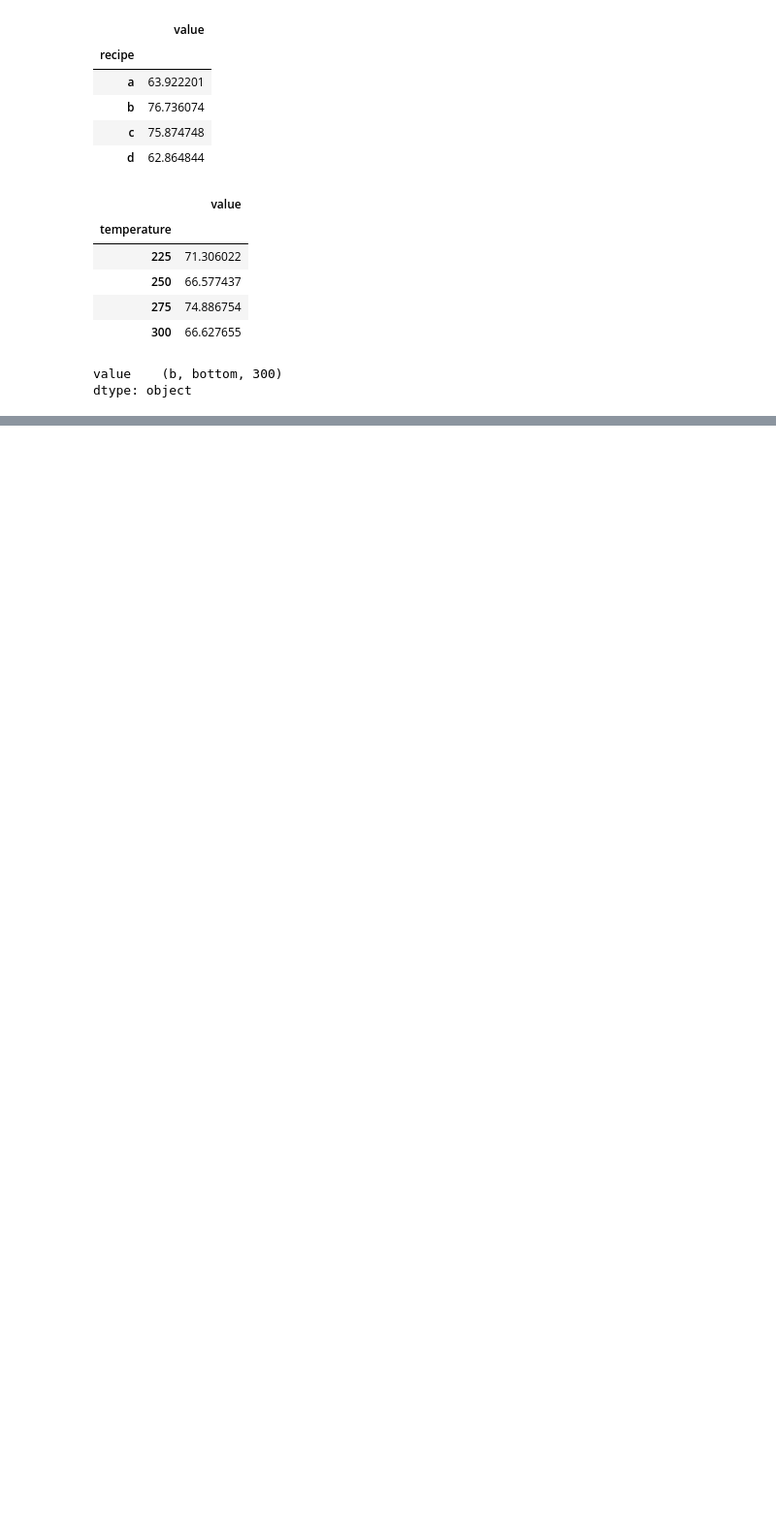
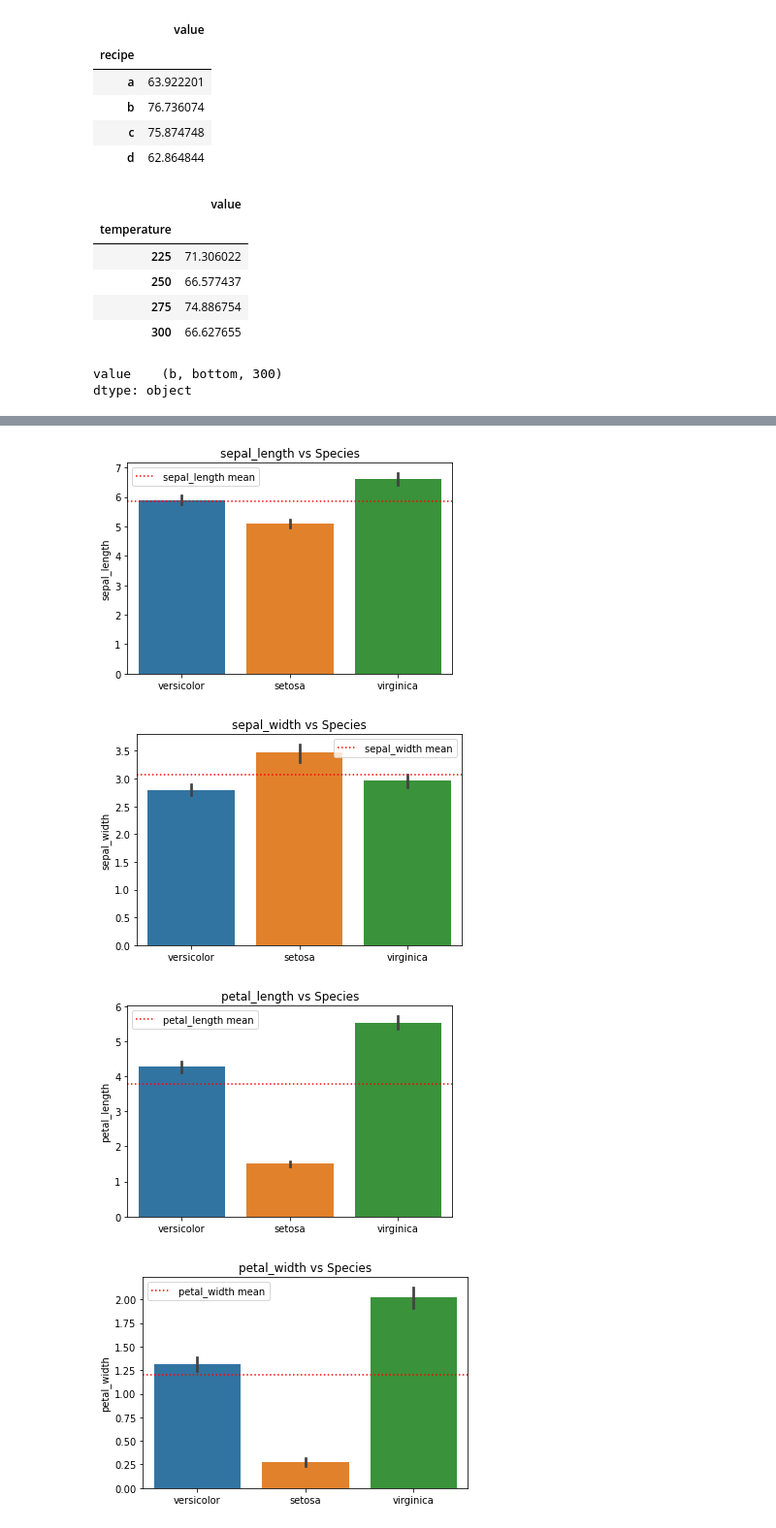
Before and after one commit to AJMartinezLlanes/classification-exercises, a Jupyter notebook: classification_exercises.ipynb, the cells around one changed output, grey strips where cells are left out. Shown: that part at 97% size. Cells and saved outputs as stored; diff of their text form; code cells hidden in the pictures; blank space fills up the shorter version.

```diff
--- a/classification_exercises.ipynb
+++ b/classification_exercises.ipynb
@@ -953,0 +1111,17 @@ dtype: object
+# %%
+# 3. Bivariate Stats
+# Visualize each measurement type (y-axis) with the species variable (x-axis) using barplots, adding a horizontal line showing the overall mean of the metric (y-axis).
+features = ['sepal_length', 'sepal_width', 'petal_length', 'petal_width']
+for feature in features:
+    feat_mean = train[feature].mean()
+    sns.barplot(x = 'species', y = feature, data=train)
+    plt.title(f'{feature} vs Species')
+    plt.axhline(feat_mean, label = (f'{feature} mean'), color = 'red', linestyle = 'dotted')
+    plt.xlabel('')
+    plt.legend()
+    plt.show()
+# %% [output]
+[figure, added]
+[figure, added]
+[figure, added]
+[figure, added]
```
Also changed, not shown: parts of 22 cells of this notebook.
